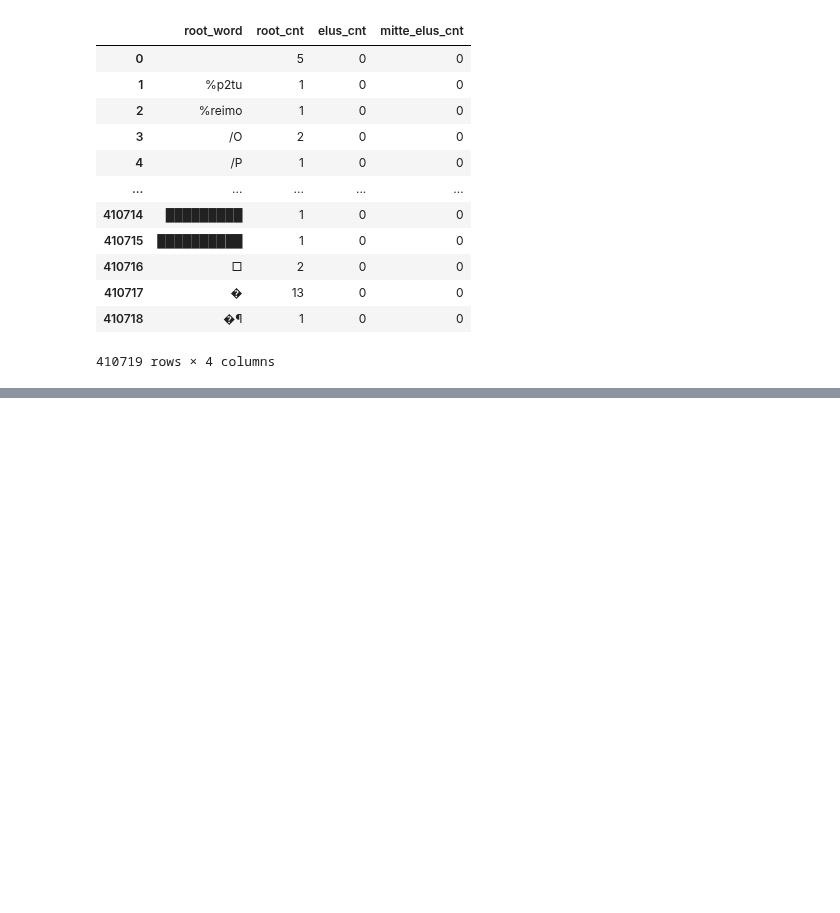
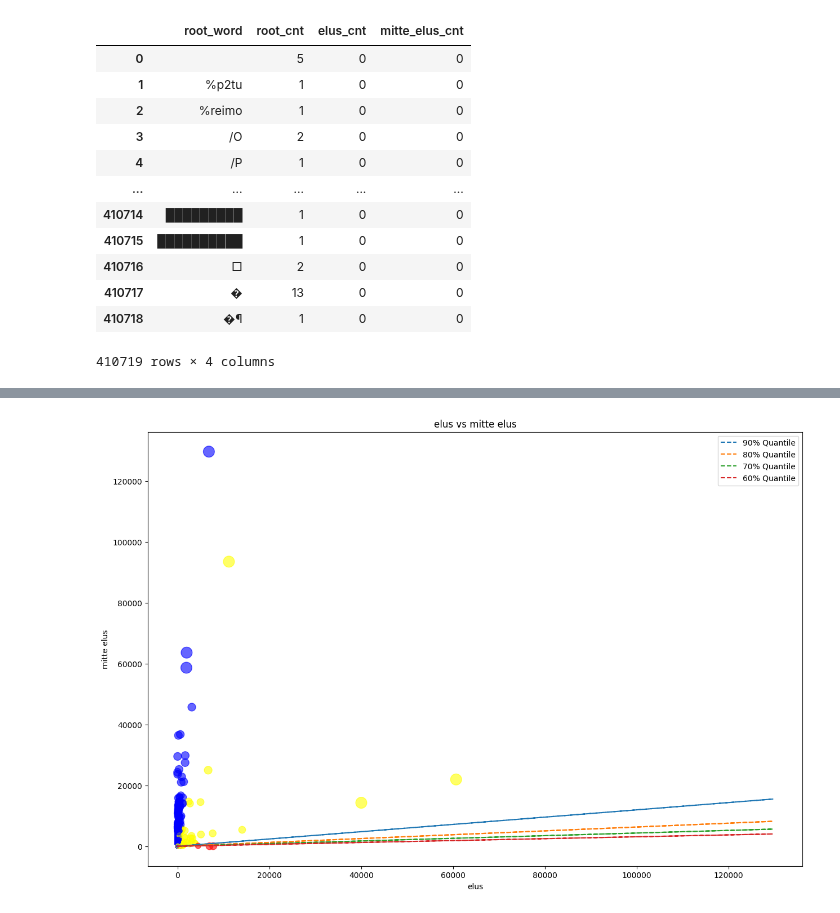
Before and after one commit to estnltk/syntax_experiments, a Jupyter notebook: workflows/005_analysis_of_annotated_actor_patterns/06_analysis_illustrations/04_verb_locative_live_vs_nonlive_quantiles.ipynb, the cells around one changed output, grey strips where cells are left out. Cells and saved outputs as stored; diff of their text form; code cells hidden in the pictures; blank space fills up the shorter version.

```diff
--- a/workflows/005_analysis_of_annotated_actor_patterns/06_analysis_illustrations/04_verb_locative_live_vs_nonlive_quantiles.ipynb
+++ b/workflows/005_analysis_of_annotated_actor_patterns/06_analysis_illustrations/04_verb_locative_live_vs_nonlive_quantiles.ipynb
@@ -234,2 +162,28 @@ plt.show()
+# %%
+plt.figure(figsize=(15, 10))
+
+x = elusad
+y = kohad
+
+area = [areadict[cnt] for cnt in roots]
+color = [colors[cnt] for cnt in words]
+plt.scatter(x, y, s=area, c=color, alpha=0.6) #, label="data")
+
+quantiles = [0.9, 0.8, 0.7, 0.6]
+
+# elus
+Y = sm.add_constant(y)
+for q in quantiles:
+    model = sm.QuantReg(x, Y).fit(q=q)
+    x_pred = model.predict(Y)
+    plt.plot(y,x_pred,linestyle='--', label=f'{int(q*100)}% Quantile')
+
+plt.title("elus vs mitte elus")
+plt.ylabel("mitte elus")
+plt.xlabel("elus")
+plt.legend()
+plt.show()
+# %% [output]
+[figure, added]
 # %%
 con.close()
```
Also changed, not shown: parts of 25 cells of this notebook.
